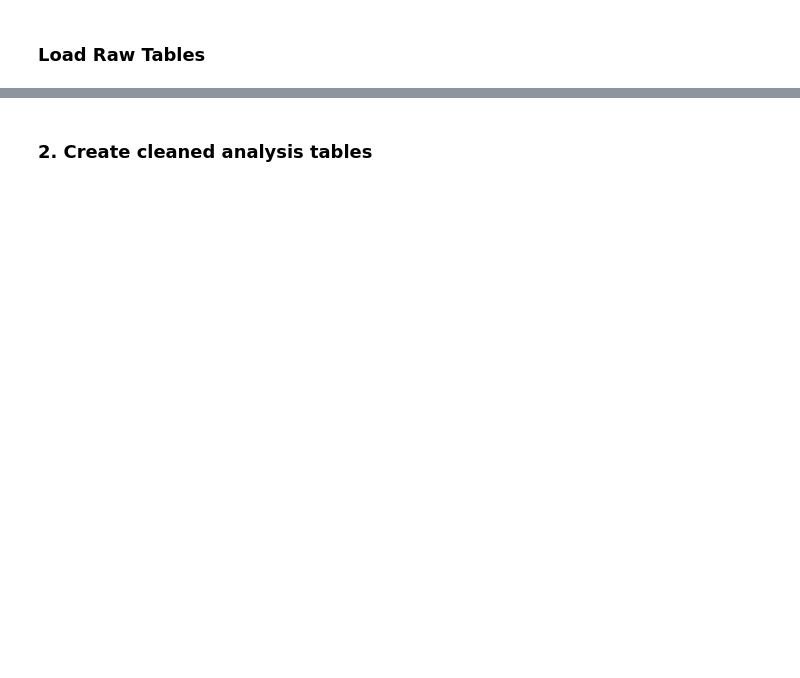
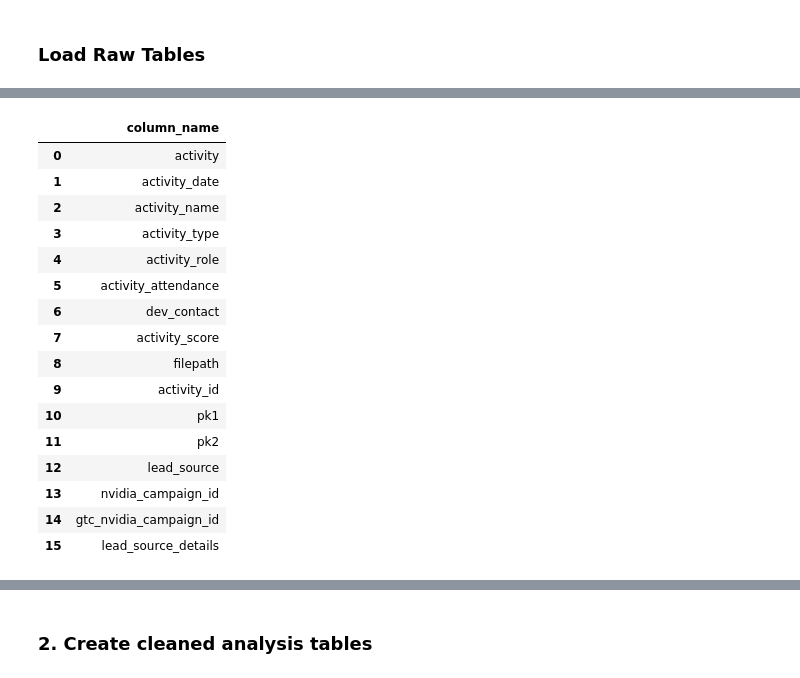
Before and after one commit to WBDoran/Spring2026_IndustryProject, a Jupyter notebook: Creating_duckDB.ipynb, the cells around one changed output, grey strips where cells are left out. Saved outputs shown, nothing was run; the diff lists cells and outputs as text; code cells hidden in the pictures; blank space fills up the shorter version.

```diff
--- a/Creating_duckDB.ipynb
+++ b/Creating_duckDB.ipynb
@@ -58 +71,27 @@ FROM read_csv_auto(
 <_duckdb.DuckDBPyConnection at 0x...>
+# %%
+
+con.execute("""
+SELECT column_name
+FROM information_schema.columns
+WHERE table_name = 'activity_raw'
+ORDER BY ordinal_position
+""").fetchdf()
+# %% [output]
+|  | column_name |
+| 0 | activity |
+| 1 | activity_date |
+| 2 | activity_name |
+| 3 | activity_type |
+| 4 | activity_role |
+| 5 | activity_attendance |
+| 6 | dev_contact |
+| 7 | activity_score |
+| 8 | filepath |
+| 9 | activity_id |
+| 10 | pk1 |
+| 11 | pk2 |
+| 12 | lead_source |
+| 13 | nvidia_campaign_id |
+| 14 | gtc_nvidia_campaign_id |
+| 15 | lead_source_details |
```
Also changed, not shown: parts of 12 cells of this notebook, 25 other files.
